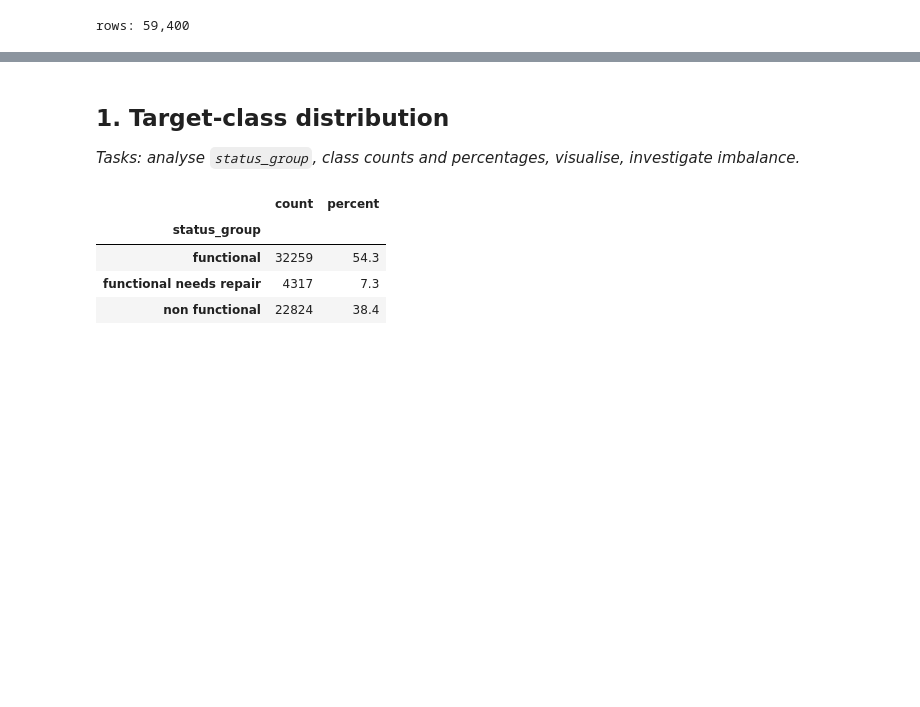
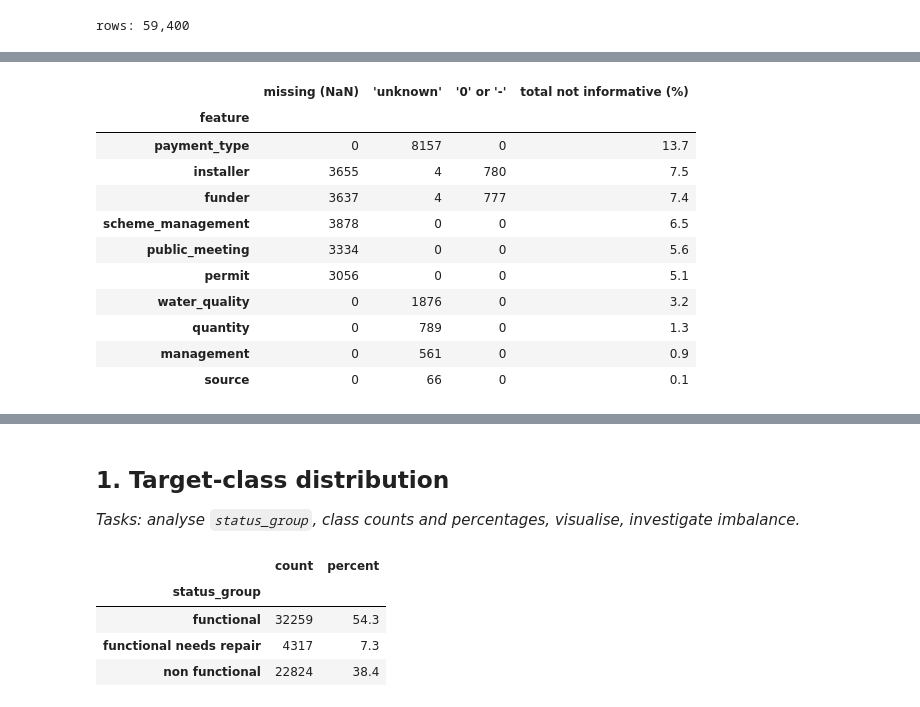
Before and after one commit to marblehub/data-circle, a Jupyter notebook: projects/water_pumps/team-WTM/notebooks/02_target_categorical_eda_taya.ipynb, the cells around one changed output, grey strips where cells are left out. Cells and saved outputs as stored; diff of their text form; code cells hidden in the pictures; blank space fills up the shorter version.

```diff
--- a/projects/water_pumps/team-WTM/notebooks/02_target_categorical_eda_taya.ipynb
+++ b/projects/water_pumps/team-WTM/notebooks/02_target_categorical_eda_taya.ipynb
@@ -17,0 +60,30 @@ rows: 59,400
+# %%
+# "unknown" is a real category in the data; NaN means the value was not recorded at all.
+# '0' and '-' in installer / funder are placeholders for missing (eda.clean_text turns them into "missing").
+check_cols = ["quantity", "water_quality", "payment_type", "management", "source",
+              "scheme_management", "public_meeting", "permit", "installer", "funder"]
+rows = []
+for c in check_cols:
+    s = df[c].astype("object")
+    rows.append({
+        "feature": c,
+        "missing (NaN)": s.isna().sum(),
+        "'unknown'": (s.astype(str).str.lower() == "unknown").sum(),
+        "'0' or '-'": s.isin(["0", "-"]).sum(),
+    })
+unknowns = pd.DataFrame(rows).set_index("feature")
+unknowns["total not informative (%)"] = (100 * unknowns.sum(axis=1) / len(df)).round(1)
+unknowns.sort_values("total not informative (%)", ascending=False)
+# %% [output]
+|  | missing (NaN) | 'unknown' | '0' or '-' | total not informative (%) |
+| feature |  |  |  |  |
+| payment_type | 0 | 8157 | 0 | 13.7 |
+| installer | 3655 | 4 | 780 | 7.5 |
+| funder | 3637 | 4 | 777 | 7.4 |
+| scheme_management | 3878 | 0 | 0 | 6.5 |
+| public_meeting | 3334 | 0 | 0 | 5.6 |
+| permit | 3056 | 0 | 0 | 5.1 |
+| water_quality | 0 | 1876 | 0 | 3.2 |
+| quantity | 0 | 789 | 0 | 1.3 |
+| management | 0 | 561 | 0 | 0.9 |
+| source | 0 | 66 | 0 | 0.1 |
```
Also changed, not shown: parts of 8 cells of this notebook.
